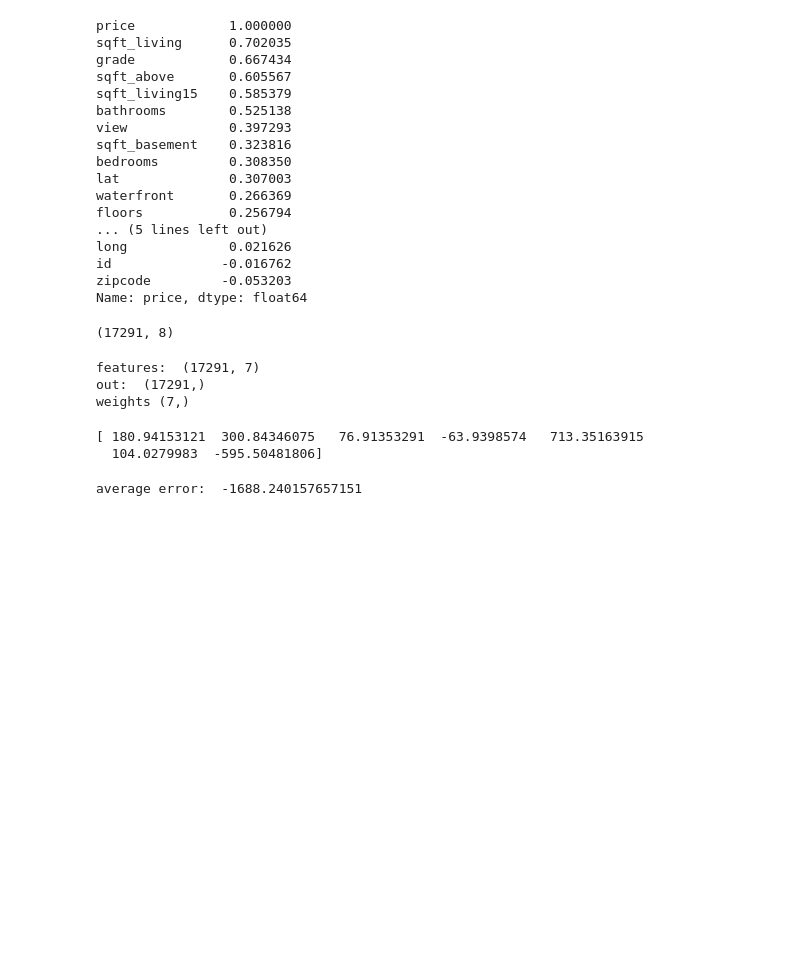
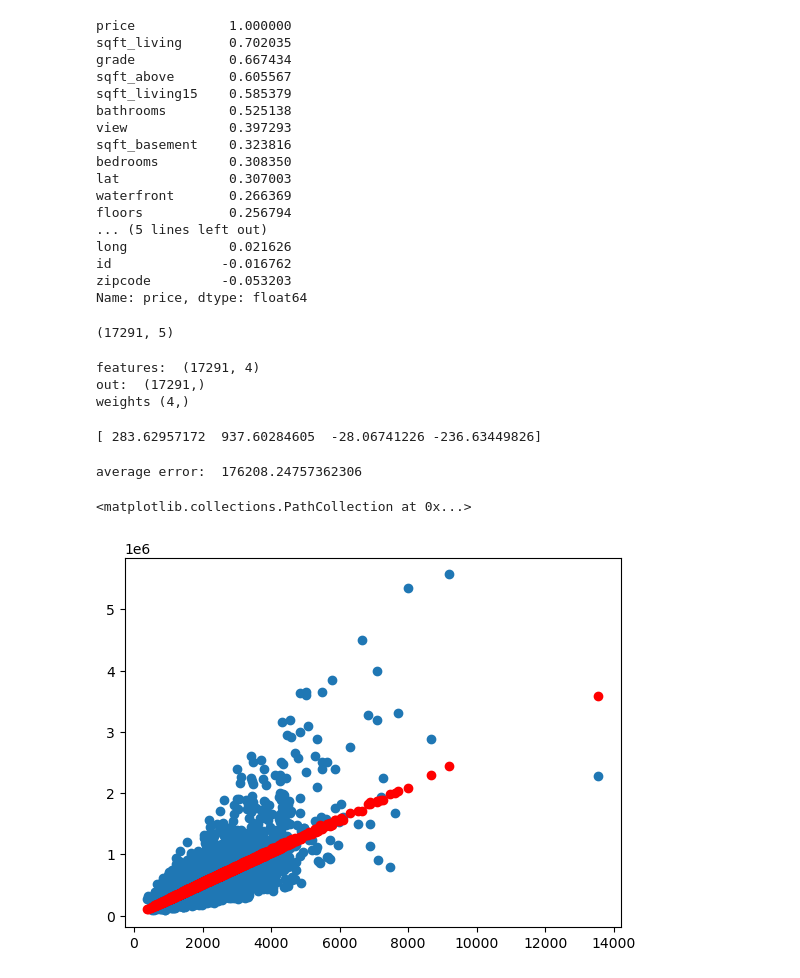
Before and after one commit to Simone-Albero/university-stuff, a Jupyter notebook: machine_learning/houses_reg/Houses_reg.ipynb, the cells around one changed output. Drawn from its saved outputs; the diff is of its cells as text; code cells hidden in the pictures; blank space fills up the shorter version.

```diff
--- a/machine_learning/houses_reg/Houses_reg.ipynb
+++ b/machine_learning/houses_reg/Houses_reg.ipynb
@@ -67,12 +67,12 @@ def split_train_test(data, test_ratio, seed=42):
     train_indices = shuffled_indices[test_set_size:]
     return data.iloc[train_indices], data.iloc[test_indices]
 # %%
-chosen_data = data[["price", "sqft_living", "grade", "sqft_above", "bathrooms", "view", "sqft_basement", "bedrooms"]]
+chosen_data = data[["price", "sqft_living", "grade", "sqft_above", "bathrooms"]]
 # %%
 train_set, test_set = split_train_test(chosen_data, 0.2)
 print(np.shape(train_set))
 # %% [output]
-(17291, 8)
+(17291, 5)
 # %%
 features = train_set.drop("price", axis=1).to_numpy()
 print("features: ", np.shape(features))
@@ -82,14 +82,14 @@ print("out: ", np.shape(Y))
 weights = np.zeros(len(features[0]), dtype='float')
 print("weights", np.shape(weights))
 # %% [output]
-features:  (17291, 7)
+features:  (17291, 4)
 out:  (17291,)
-weights (7,)
+weights (4,)
 # %%
 phi = features
 epochs = 100000
-alpha = 0.4
-lmbd = 0.0001
+alpha = 0.1
+lmbd = 0.000002
 
 for _ in range(epochs):
     pred = np.matmul(phi, weights, dtype='float')
@@ -99,17 +99,22 @@ for _ in range(epochs):
     grad_sq = np.square(grad)
     norm_factor = np.sqrt(grad_sq.sum(axis=0, dtype='float'))
 
-    weights = (1 - 2 * alpha * lmbd) * weights - alpha * (grad /norm_factor)
+    weights = (1 - 2 * alpha * lmbd) * weights - alpha * (grad/norm_factor)
 
 print(weights)
 # %% [output]
-[ 180.94153121  300.84346075   76.91353291  -63.9398574   713.35163915
-  104.0279983  -595.50481806]
+[ 283.62957172  937.60284605  -28.06741226 -236.63449826]
 # %%
 samples = test_set.drop("price", axis=1).to_numpy()
 outs = test_set["price"].to_numpy()
-avg_err = (outs - np.matmul(samples, weights)).sum(axis=0, dtype='float') / len(samples)
+avg_err = np.abs((outs - np.matmul(samples, weights))).sum(axis=0, dtype='float') / len(samples)
 
 print("average error: ", avg_err)
 # %% [output]
-average error:  -1688.240157657151
+average error:  176208.24757362306
+# %%
+plt.scatter(test_set["sqft_living"].to_numpy(), outs)
+plt.scatter(test_set["sqft_living"].to_numpy(), np.matmul(samples, weights), color="red")
+# %% [output]
+<matplotlib.collections.PathCollection at 0x...>
+[figure, added]
```
Also changed, not shown: 24 other files.
